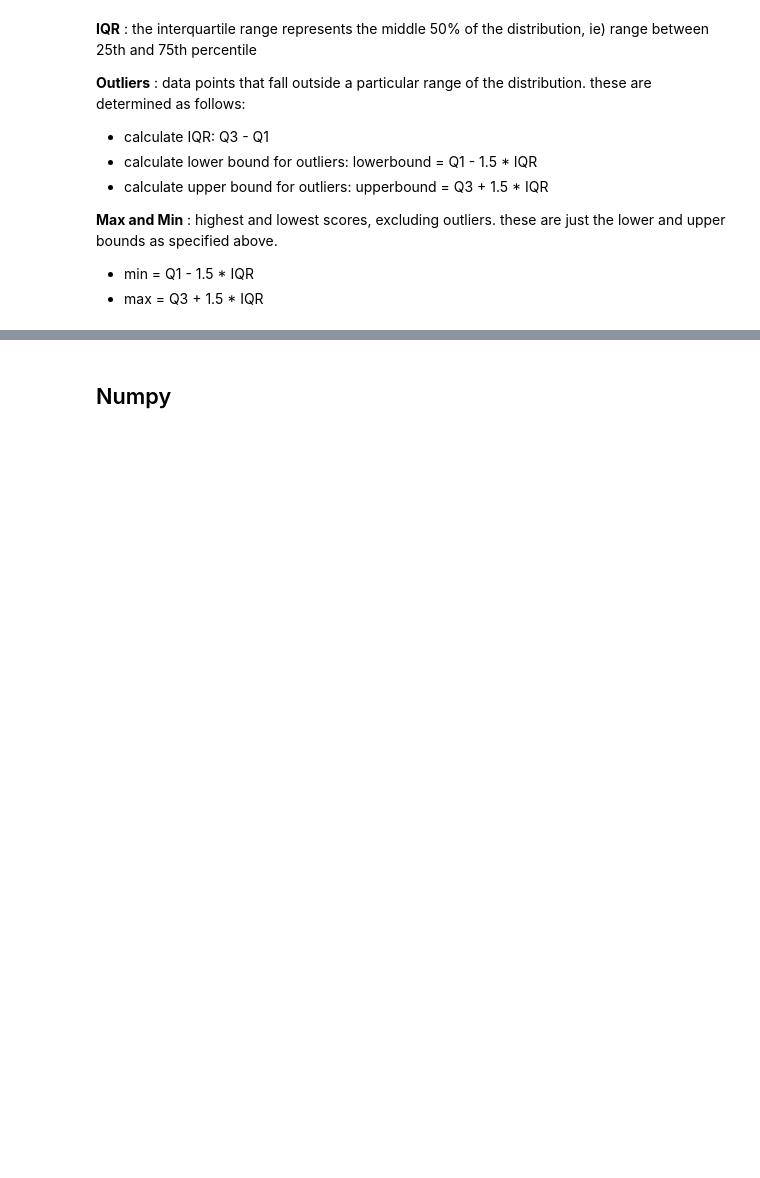
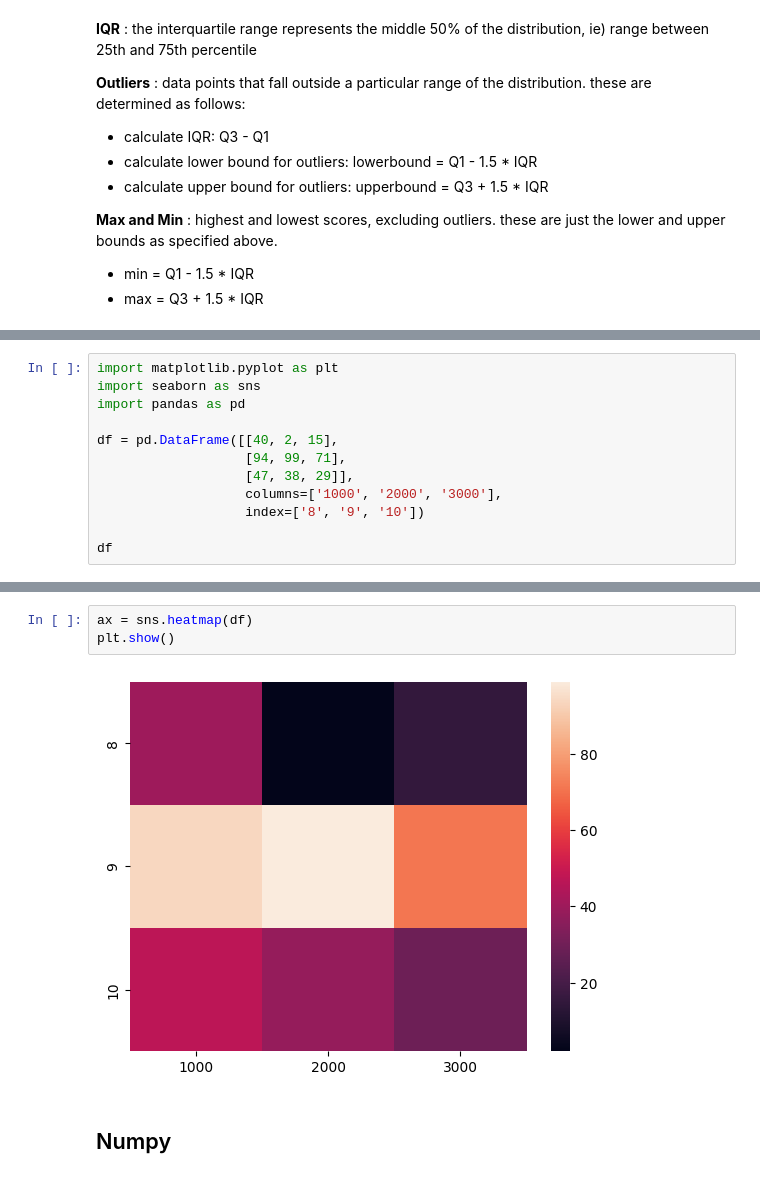
Before and after one commit to mrdandelion6/Learn-to-Code, a Jupyter notebook: python/data_analysis.ipynb, the cells around one changed output, grey strips where cells are left out. Saved outputs shown, nothing was run; the diff lists cells and outputs as text; blank space fills up the shorter version.

Commit message:
created some notes on how to use python functions and data_analysis notes on heatmaps

```diff
--- a/python/data_analysis.ipynb
+++ b/python/data_analysis.ipynb
@@ -167,0 +249,12 @@ plt.show()
+# %%
+import matplotlib.pyplot as plt
+import seaborn as sns
+import pandas as pd
+
+df = pd.DataFrame([[40, 2, 15],
+                   [94, 99, 71],
+                   [47, 38, 29]],
+                   columns=['1000', '2000', '3000'],
+                   index=['8', '9', '10'])
+
+df
@@ -168,3 +274,8 @@ plt.show()
+# %%
+ax = sns.heatmap(df)
+plt.show()
+# %% [output]
+[figure, added]
 # %% [markdown]
 ## Numpy
 # %% [markdown]
```
Also changed, not shown: parts of 19 cells of this notebook, 2 other files.
